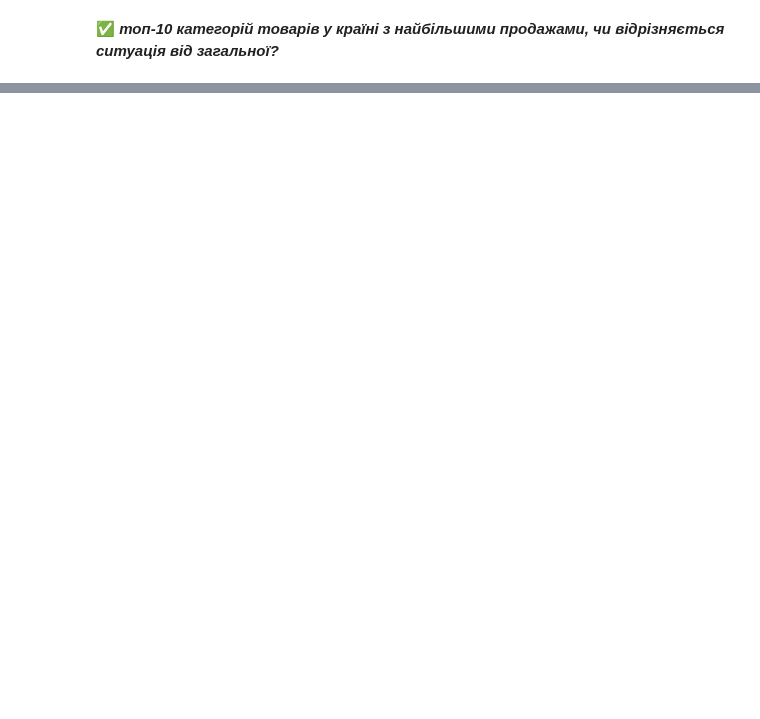
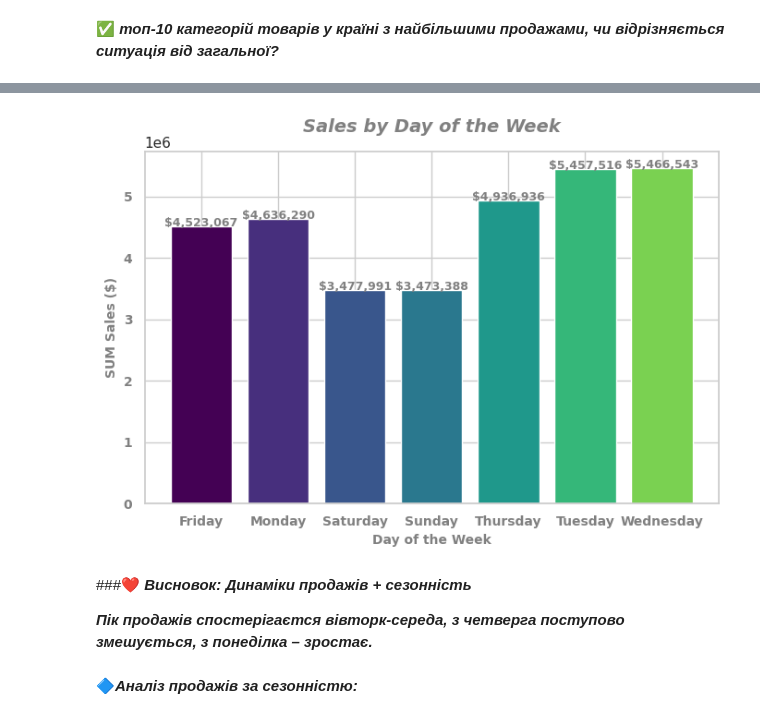
Before and after one commit to MariiaSam/Ecommerce_Project, a Jupyter notebook: Portfolio_Project_1.ipynb, the cells around one changed output, grey strips where cells are left out. Saved outputs shown, nothing was run; the diff lists cells and outputs as text; code cells hidden in the pictures; blank space fills up the shorter version.

```diff
--- a/Portfolio_Project_1.ipynb
+++ b/Portfolio_Project_1.ipynb
@@ -59,7 +64,7 @@ query = """
     ON o.item_id = p.item_id
 """
 
-df = client.query(query).to_dataframe()
+df = client.query(query).result().to_dataframe(create_bqstorage_client=False)
 df.head()
 # %% [output]
 |  | date | session_id | continent | country | device | browser | mobile_model_name | operating_system | ... |
@@ -102,3 +107,6 @@ df.describe()
 | 50% | 4988476074.0 | 658952.0 | 1.0 | 0.0 | 445.000000 |
 | 75% | 7491286508.0 | 670414.0 | 1.0 | 0.0 | 1195.000000 |
 | max | 9999997129.0 | 681962.0 | 1.0 | 1.0 | 9585.000000 |
+# %%
+df["date"] = pd.to_datetime(df["date"], errors="coerce")
+df.info()
@@ -362,0 +481,3 @@ Children's furniture                  467697.0         1702
+# %%
+df_purchases_by_weekday = df_purchases.assign(order_weekday=df_purchases["date"].dt.day_name())
+df_purchases_by_weekday.head()
@@ -362,0 +491,33 @@ Children's furniture                  467697.0         1702
+# %%
+sns.set_theme(style="whitegrid")
+fig, ax = plt.subplots(figsize=(7, 5))
+
+weekday_sales = df_purchases_by_weekday.groupby('order_weekday')['price'].sum().reset_index()
+
+bars = ax.bar(weekday_sales['order_weekday'], weekday_sales['price'],
+              color=plt.cm.viridis(np.linspace(0, 0.8, len(weekday_sales))))
+
+ax.set_title('Sales by Day of the Week',
+             fontsize=14, fontweight='semibold',
+             color='grey', fontstyle='italic', pad=15)
+
+ax.set_xlabel('Day of the Week', color='grey', fontweight='bold', fontsize=10)
+ax.set_ylabel('SUM Sales ($)', color='grey', fontweight='bold', fontsize=10)
+
+for bar in bars:
+    ax.text(bar.get_x() + bar.get_width()/2, bar.get_height() + 500,
+            f'${bar.get_height():,.0f}',
+            ha='center', color='grey', fontweight='bold', fontsize=9)
+
+plt.xticks(color='grey', fontweight='bold', fontsize=10)
+plt.yticks(color='grey', fontweight='bold', fontsize=10)
+plt.tight_layout()
+plt.show()
+# %% [output]
+[figure, added]
+# %% [markdown]
+###❤️ ***Висновок: Динаміки продажів + сезонність***
+
+***Пік продажів спостерігаєтся вівторк-середа, з четверга поступово змешується, з понеділка – зростає.***
+# %% [markdown]
+🔷***Аналіз продажів за сезонністю:***
```
Also changed, not shown: parts of 86 cells of this notebook.
